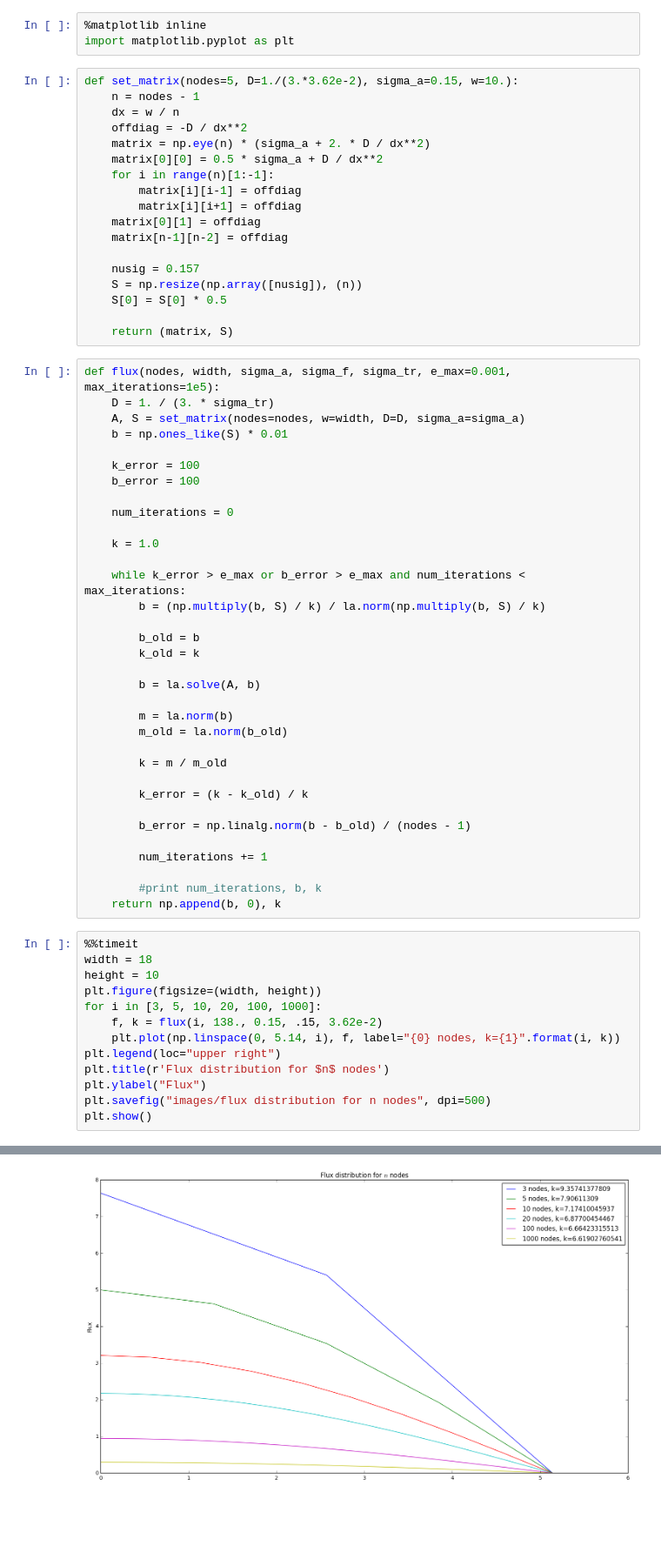
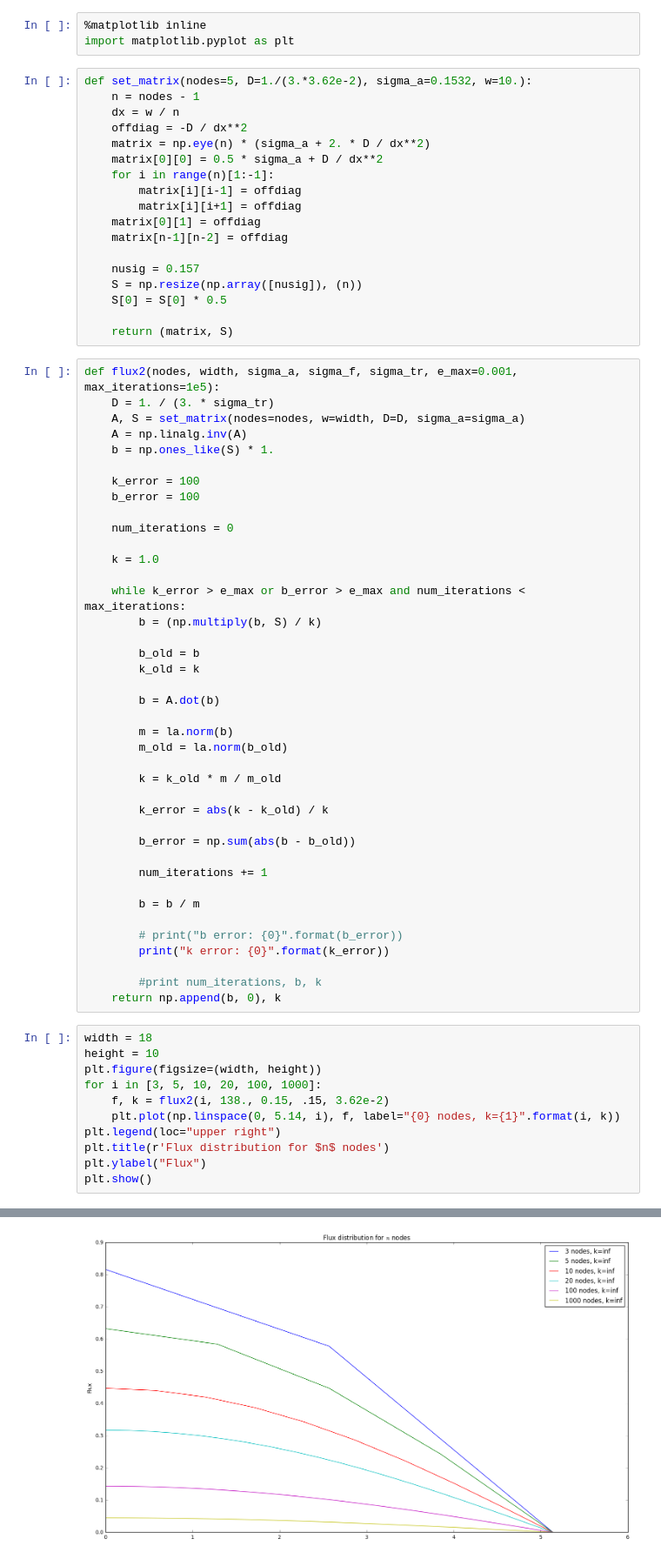
Before and after one commit to piovere/470-project-1, a Jupyter notebook: Project 2/Project2.ipynb, the cells around one changed output, grey strips where cells are left out. Shown at 87% size. Drawn from its saved outputs; the diff is of its cells as text; blank space fills up the shorter version.

```diff
--- a/Project 2/Project2.ipynb
+++ b/Project 2/Project2.ipynb
@@ -8,7 +8,7 @@ from __future__ import division
 %matplotlib inline
 import matplotlib.pyplot as plt
 # %%
-def set_matrix(nodes=5, D=1./(3.*3.62e-2), sigma_a=0.15, w=10.):
+def set_matrix(nodes=5, D=1./(3.*3.62e-2), sigma_a=0.1532, w=10.):
     n = nodes - 1
     dx = w / n
     offdiag = -D / dx**2
@@ -26,10 +26,11 @@ def set_matrix(nodes=5, D=1./(3.*3.62e-2), sigma_a=0.15, w=10.):
 
     return (matrix, S)
 # %%
-def flux(nodes, width, sigma_a, sigma_f, sigma_tr, e_max=0.001, max_iterations=1e5):
+def flux2(nodes, width, sigma_a, sigma_f, sigma_tr, e_max=0.001, max_iterations=1e5):
     D = 1. / (3. * sigma_tr)
     A, S = set_matrix(nodes=nodes, w=width, D=D, sigma_a=sigma_a)
-    b = np.ones_like(S) * 0.01
+    A = np.linalg.inv(A)
+    b = np.ones_like(S) * 1.
 
     k_error = 100
     b_error = 100
@@ -39,37 +40,40 @@ def flux(nodes, width, sigma_a, sigma_f, sigma_tr, e_max=0.001, max_iterations=1
     k = 1.0
 
     while k_error > e_max or b_error > e_max and num_iterations < max_iterations:
-        b = (np.multiply(b, S) / k) / la.norm(np.multiply(b, S) / k)
+        b = (np.multiply(b, S) / k)
 
         b_old = b
         k_old = k
 
-        b = la.solve(A, b)
+        b = A.dot(b)
 
         m = la.norm(b)
         m_old = la.norm(b_old)
 
-        k = m / m_old
+        k = k_old * m / m_old
 
-        k_error = (k - k_old) / k
+        k_error = abs(k - k_old) / k
 
-        b_error = np.linalg.norm(b - b_old) / (nodes - 1)
+        b_error = np.sum(abs(b - b_old))
 
         num_iterations += 1
 
+        b = b / m
+
+        # print("b error: {0}".format(b_error))
+        print("k error: {0}".format(k_error))
+
         #print num_iterations, b, k
     return np.append(b, 0), k
 # %%
-%%timeit
 width = 18
 height = 10
 plt.figure(figsize=(width, height))
 for i in [3, 5, 10, 20, 100, 1000]:
-    f, k = flux(i, 138., 0.15, .15, 3.62e-2)
+    f, k = flux2(i, 138., 0.15, .15, 3.62e-2)
     plt.plot(np.linspace(0, 5.14, i), f, label="{0} nodes, k={1}".format(i, k))
 plt.legend(loc="upper right")
 plt.title(r'Flux distribution for $n$ nodes')
 plt.ylabel("Flux")
-plt.savefig("images/flux distribution for n nodes", dpi=500)
 plt.show()
 # %% [output]
@@ -76 +114 @@ plt.show()
-[figure, old version]
+[figure, new version]
```
Also changed, not shown: parts of 8 cells of this notebook, 1 other file.
